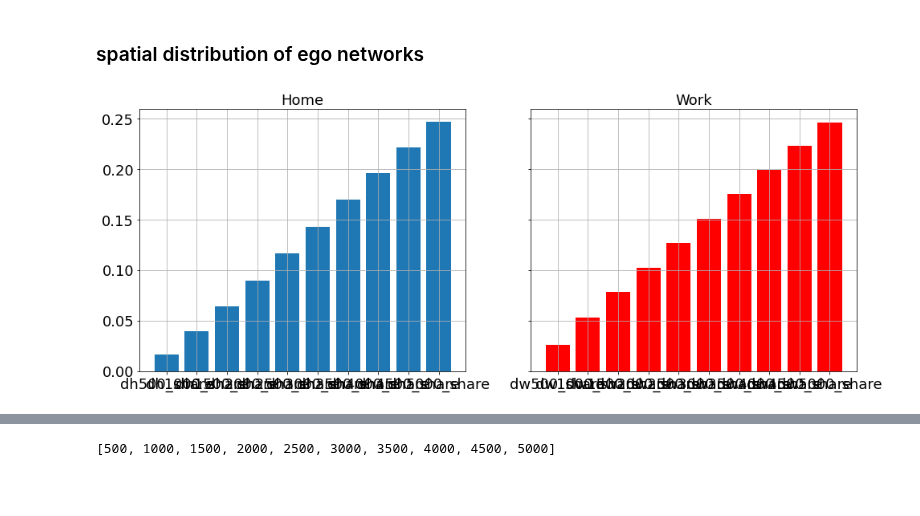
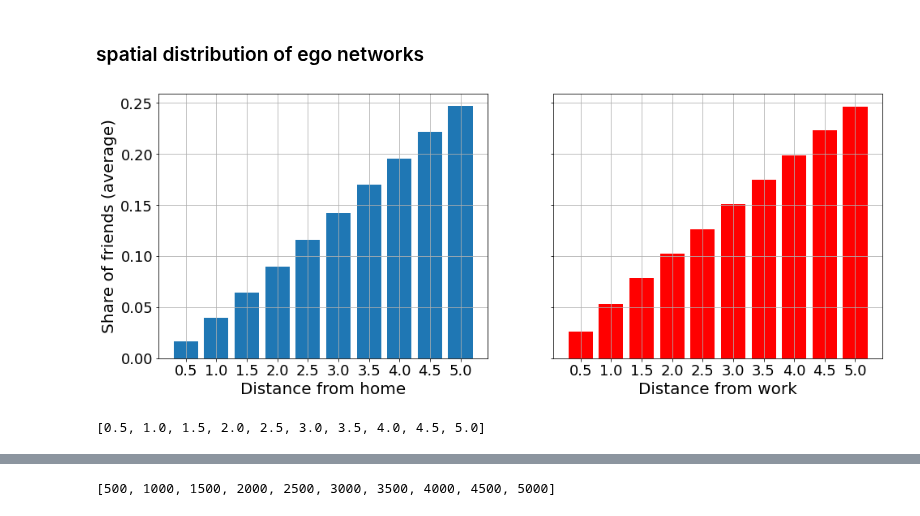
Before and after one commit to sandorjuhasz/ties-around-home, a Jupyter notebook: scripts/degree_home_work.ipynb, the cells around one changed output, grey strips where cells are left out. Saved outputs shown, nothing was run; the diff lists cells and outputs as text; code cells hidden in the pictures; blank space fills up the shorter version.

```diff
--- a/scripts/degree_home_work.ipynb
+++ b/scripts/degree_home_work.ipynb
@@ -157,20 +157,27 @@ result = pd.DataFrame(frame)
 result["degree_share_cum"] = result.groupby("type")["avg_degree_share"].cumsum()
 # %%
 temp_home = result[result["type"]=="home"][:10]
-# temp_home["dist"] = list(range(500,5500,500))
 temp_work = result[result["type"]=="work"][:10]
+
+labels = list((np.linspace(0.5,5,10)))
 
 plt.rcParams['font.size']=18
 fig,ax = plt.subplots(1,2,figsize=(16,6), sharey=True)
 
 ax[0].bar(temp_home["dist"], temp_home["degree_share_cum"])
 ax[0].grid()
-ax[0].set_title("Home", size=18)
+ax[0].set_xticklabels(labels)
+ax[0].set_xlabel("Distance from home", size=20)
+# ax[0].yaxis.set_major_formatter(mtick.PercentFormatter(1, decimals = 1))
+ax[0].set_ylabel("Share of friends (average)", size=20)
+
+
 
 ax[1].bar(temp_work["dist"], temp_work["degree_share_cum"], color="r")
 ax[1].grid()
-ax[1].set_title("Work", size=18)
+ax[1].set_xticklabels(labels)
+ax[1].set_xlabel("Distance from work", size=20)
 
 plt.show()
 # %% [output]
-[figure, old version]
+[figure, new version]
@@ -176,0 +195,4 @@ plt.show()
+# %%
+list(np.linspace(0.5,5,10))
+# %% [output]
+[0.5, 1.0, 1.5, 2.0, 2.5, 3.0, 3.5, 4.0, 4.5, 5.0]
```
Also changed, not shown: parts of 4 cells of this notebook.
